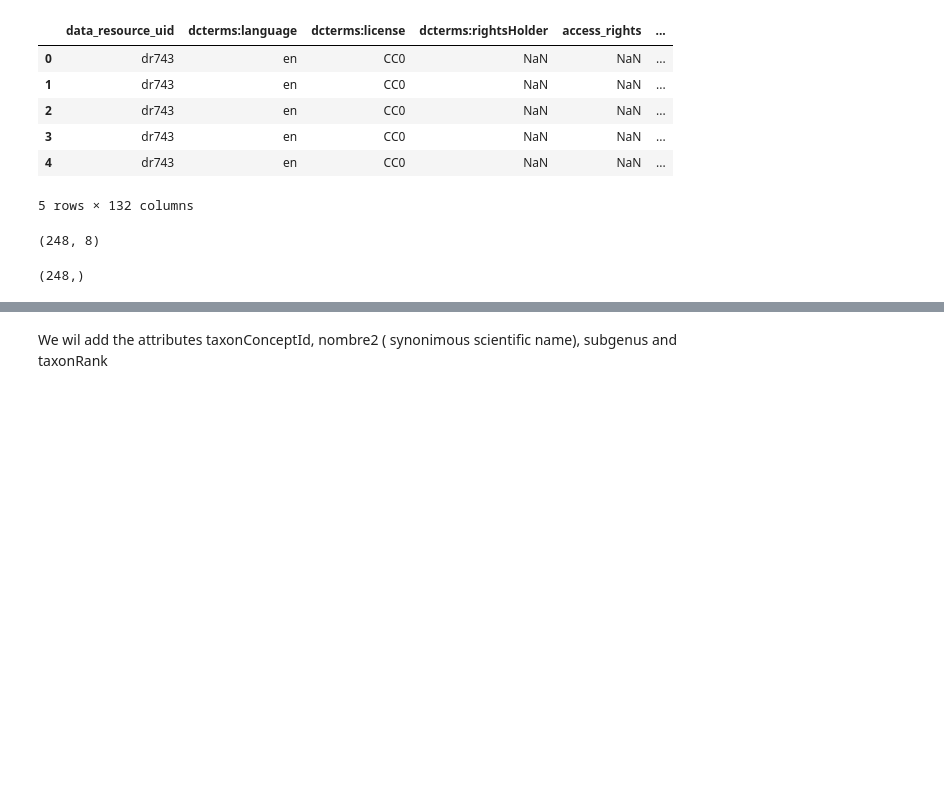
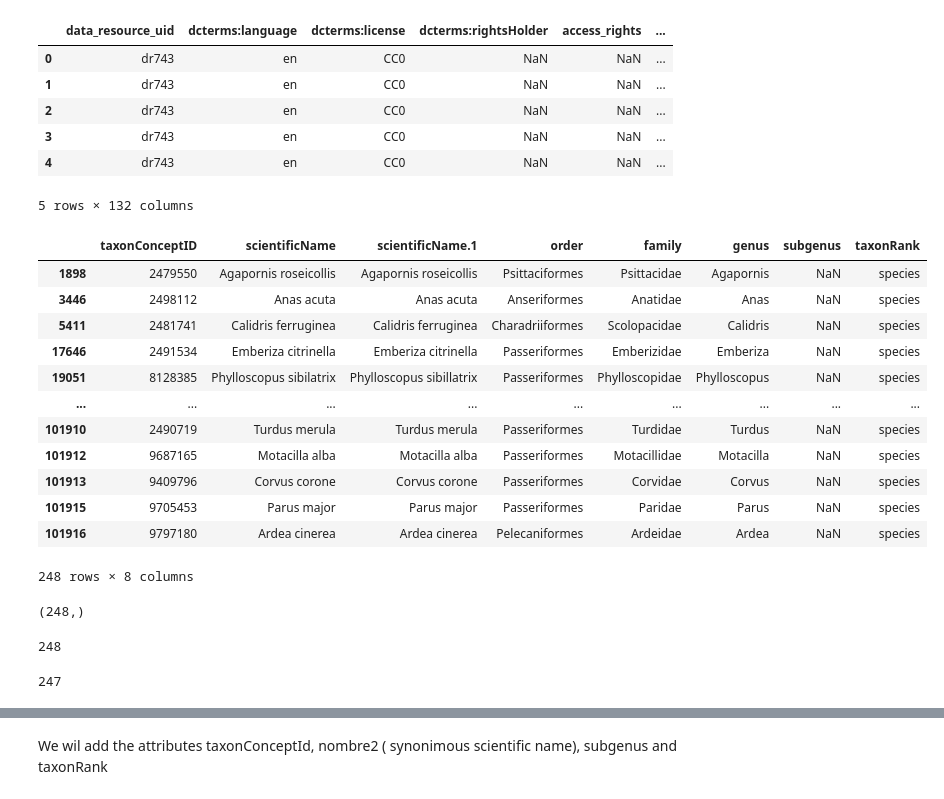
Before and after one commit to jhwan818/BD, a Jupyter notebook: projecte/dataProcessing.ipynb, the cells around one changed output, grey strips where cells are left out. Cells and saved outputs as stored; diff of their text form; code cells hidden in the pictures; blank space fills up the shorter version.

```diff
--- a/projecte/dataProcessing.ipynb
+++ b/projecte/dataProcessing.ipynb
@@ -114,19 +114,37 @@ dades2.head()
 # %%
 aux = dades2.copy()
 
 # Get only necessary data
 aux = aux[['taxonConceptID', 'scientificName', 'scientificName.1', 'order', 'family',
                     'genus', 'subgenus', 'taxonRank']]
 
-aux = aux.drop_duplicates()
+aux.drop_duplicates(subset=['scientificName','scientificName.1'], keep='last')
+# %% [output]
+|  | taxonConceptID | scientificName | scientificName.1 | order | family | genus | subgenus | taxonRank |
+| 1898 | 2479550 | Agapornis roseicollis | Agapornis roseicollis | Psittaciformes | Psittacidae | Agapornis | NaN | species |
+| 3446 | 2498112 | Anas acuta | Anas acuta | Anseriformes | Anatidae | Anas | NaN | species |
+| 5411 | 2481741 | Calidris ferruginea | Calidris ferruginea | Charadriiformes | Scolopacidae | Calidris | NaN | species |
+| 17646 | 2491534 | Emberiza citrinella | Emberiza citrinella | Passeriformes | Emberizidae | Emberiza | NaN | species |
+| 19051 | 8128385 | Phylloscopus sibilatrix | Phylloscopus sibillatrix | Passeriformes | Phylloscopidae | Phylloscopus | NaN | species |
+| ... | ... | ... | ... | ... | ... | ... | ... | ... |
+| 101910 | 2490719 | Turdus merula | Turdus merula | Passeriformes | Turdidae | Turdus | NaN | species |
+| 101912 | 9687165 | Motacilla alba | Motacilla alba | Passeriformes | Motacillidae | Motacilla | NaN | species |
+| 101913 | 9409796 | Corvus corone | Corvus corone | Passeriformes | Corvidae | Corvus | NaN | species |
+| 101915 | 9705453 | Parus major | Parus major | Passeriformes | Paridae | Parus | NaN | species |
+| 101916 | 9797180 | Ardea cinerea | Ardea cinerea | Pelecaniformes | Ardeidae | Ardea | NaN | species |
+248 rows × 8 columns
-# %%
-np.shape(aux)
-# %% [output]
-(248, 8)
 # %%
 np.shape(aux['scientificName'].unique())
 # %% [output]
 (248,)
+# %%
+len(dades2['scientificName'].unique())
+# %% [output]
+248
+# %%
+len(dades2['scientificName.1'].unique())
+# %% [output]
+247
 # %%
 aux.head()
 # %% [output]
```
Also changed, not shown: parts of 21 cells of this notebook, 2 other files.
